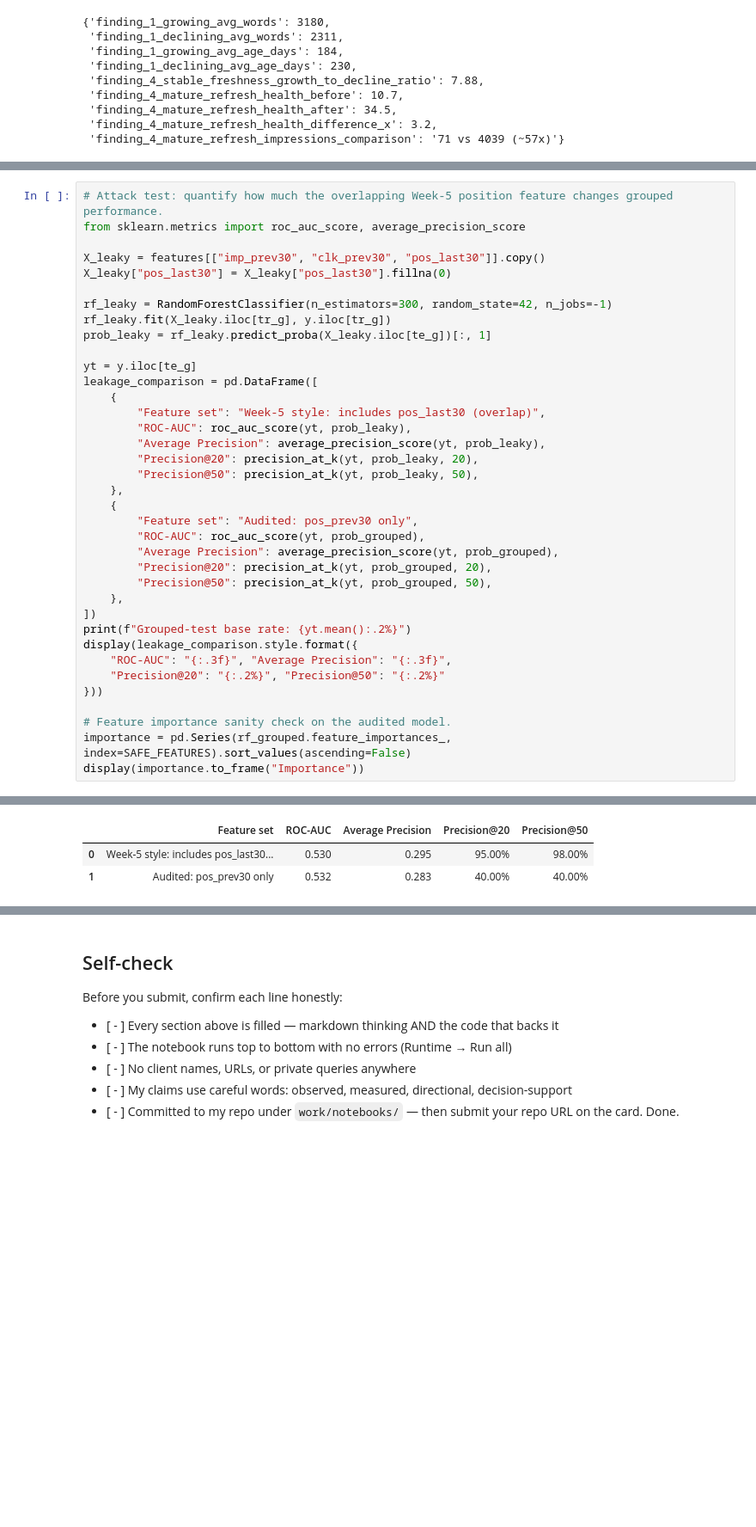
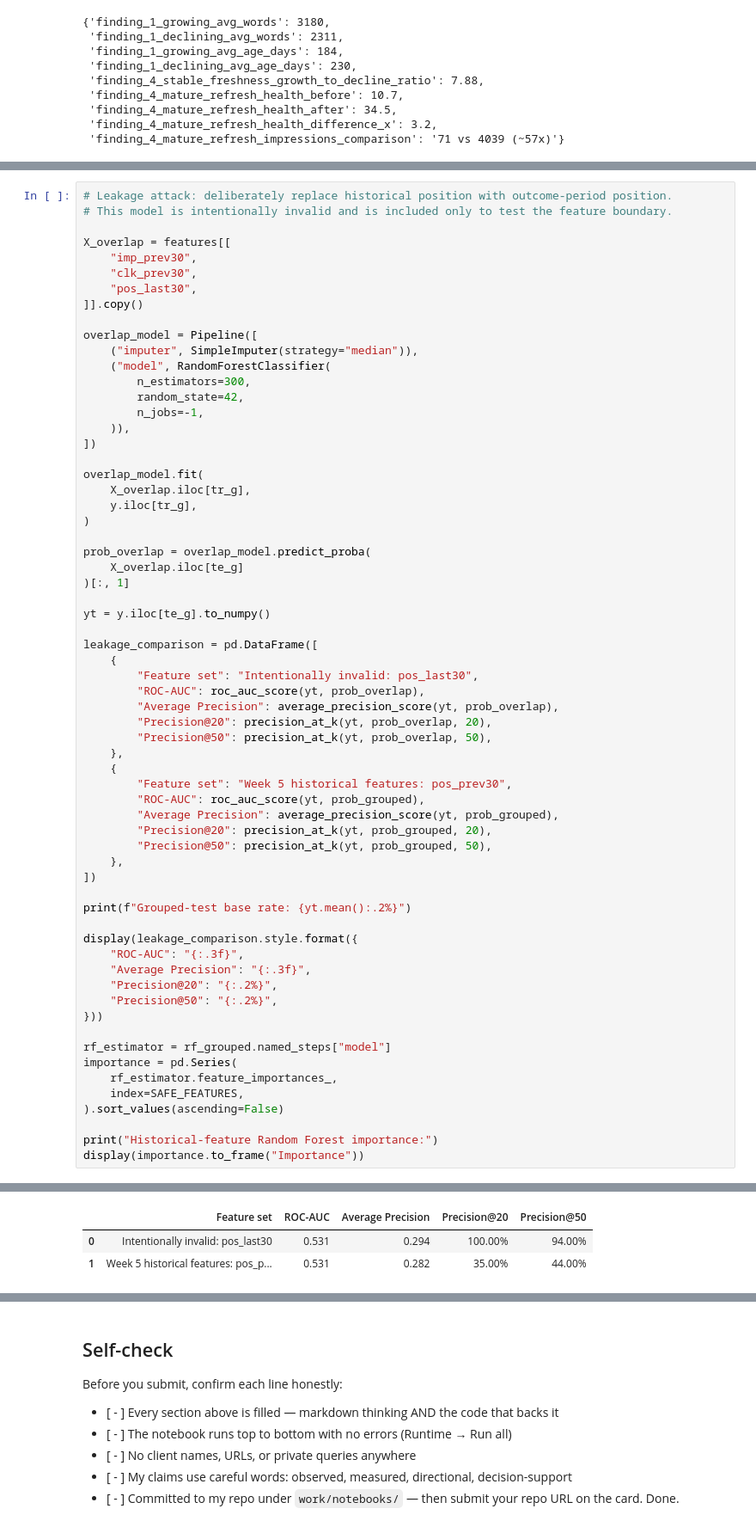
Before and after one commit to stfnnnnnnn/karl-mangahas-flyrank, a Jupyter notebook: work/notebooks/w06_validation_audit.ipynb, the cells around one changed output, grey strips where cells are left out. Shown at 86% size. Saved outputs shown, nothing was run; the diff lists cells and outputs as text; blank space fills up the shorter version.

```diff
--- a/work/notebooks/w06_validation_audit.ipynb
+++ b/work/notebooks/w06_validation_audit.ipynb
@@ -248,42 +337,69 @@ Train/test client overlap — grouped: 0
 # %%
-# Attack test: quantify how much the overlapping Week-5 position feature changes grouped performance.
-from sklearn.metrics import roc_auc_score, average_precision_score
+# Leakage attack: deliberately replace historical position with outcome-period position.
+# This model is intentionally invalid and is included only to test the feature boundary.
 
-X_leaky = features[["imp_prev30", "clk_prev30", "pos_last30"]].copy()
-X_leaky["pos_last30"] = X_leaky["pos_last30"].fillna(0)
+X_overlap = features[[
+    "imp_prev30",
+    "clk_prev30",
+    "pos_last30",
+]].copy()
 
-rf_leaky = RandomForestClassifier(n_estimators=300, random_state=42, n_jobs=-1)
-rf_leaky.fit(X_leaky.iloc[tr_g], y.iloc[tr_g])
-prob_leaky = rf_leaky.predict_proba(X_leaky.iloc[te_g])[:, 1]
+overlap_model = Pipeline([
+    ("imputer", SimpleImputer(strategy="median")),
+    ("model", RandomForestClassifier(
+        n_estimators=300,
+        random_state=42,
+        n_jobs=-1,
+    )),
+])
 
-yt = y.iloc[te_g]
+overlap_model.fit(
+    X_overlap.iloc[tr_g],
+    y.iloc[tr_g],
+)
+
+prob_overlap = overlap_model.predict_proba(
+    X_overlap.iloc[te_g]
+)[:, 1]
+
+yt = y.iloc[te_g].to_numpy()
+
 leakage_comparison = pd.DataFrame([
     {
-        "Feature set": "Week-5 style: includes pos_last30 (overlap)",
-        "ROC-AUC": roc_auc_score(yt, prob_leaky),
-        "Average Precision": average_precision_score(yt, prob_leaky),
-        "Precision@20": precision_at_k(yt, prob_leaky, 20),
-        "Precision@50": precision_at_k(yt, prob_leaky, 50),
+        "Feature set": "Intentionally invalid: pos_last30",
+        "ROC-AUC": roc_auc_score(yt, prob_overlap),
+        "Average Precision": average_precision_score(yt, prob_overlap),
+        "Precision@20": precision_at_k(yt, prob_overlap, 20),
+        "Precision@50": precision_at_k(yt, prob_overlap, 50),
     },
     {
-        "Feature set": "Audited: pos_prev30 only",
+        "Feature set": "Week 5 historical features: pos_prev30",
         "ROC-AUC": roc_auc_score(yt, prob_grouped),
         "Average Precision": average_precision_score(yt, prob_grouped),
         "Precision@20": precision_at_k(yt, prob_grouped, 20),
         "Precision@50": precision_at_k(yt, prob_grouped, 50),
     },
 ])
+
 print(f"Grouped-test base rate: {yt.mean():.2%}")
+
 display(leakage_comparison.style.format({
-    "ROC-AUC": "{:.3f}", "Average Precision": "{:.3f}",
-    "Precision@20": "{:.2%}", "Precision@50": "{:.2%}"
+    "ROC-AUC": "{:.3f}",
+    "Average Precision": "{:.3f}",
+    "Precision@20": "{:.2%}",
+    "Precision@50": "{:.2%}",
 }))
 
-# Feature importance sanity check on the audited model.
-importance = pd.Series(rf_grouped.feature_importances_, index=SAFE_FEATURES).sort_values(ascending=False)
+rf_estimator = rf_grouped.named_steps["model"]
+importance = pd.Series(
+    rf_estimator.feature_importances_,
+    index=SAFE_FEATURES,
+).sort_values(ascending=False)
+
+print("Historical-feature Random Forest importance:")
 display(importance.to_frame("Importance"))
 # %% [output]
 Grouped-test base rate: 25.96%
 |  | Feature set | ROC-AUC | Average Precision | Precision@20 | Precision@50 |
-| 0 | Week-5 style: includes pos_last30... | 0.530 | 0.295 | 95.00% | 98.00% |
-| 1 | Audited: pos_prev30 only | 0.532 | 0.283 | 40.00% | 40.00% |
+| 0 | Intentionally invalid: pos_last30 | 0.531 | 0.294 | 100.00% | 94.00% |
+| 1 | Week 5 historical features: pos_p... | 0.531 | 0.282 | 35.00% | 44.00% |
```
Also changed, not shown: parts of 11 cells of this notebook.
